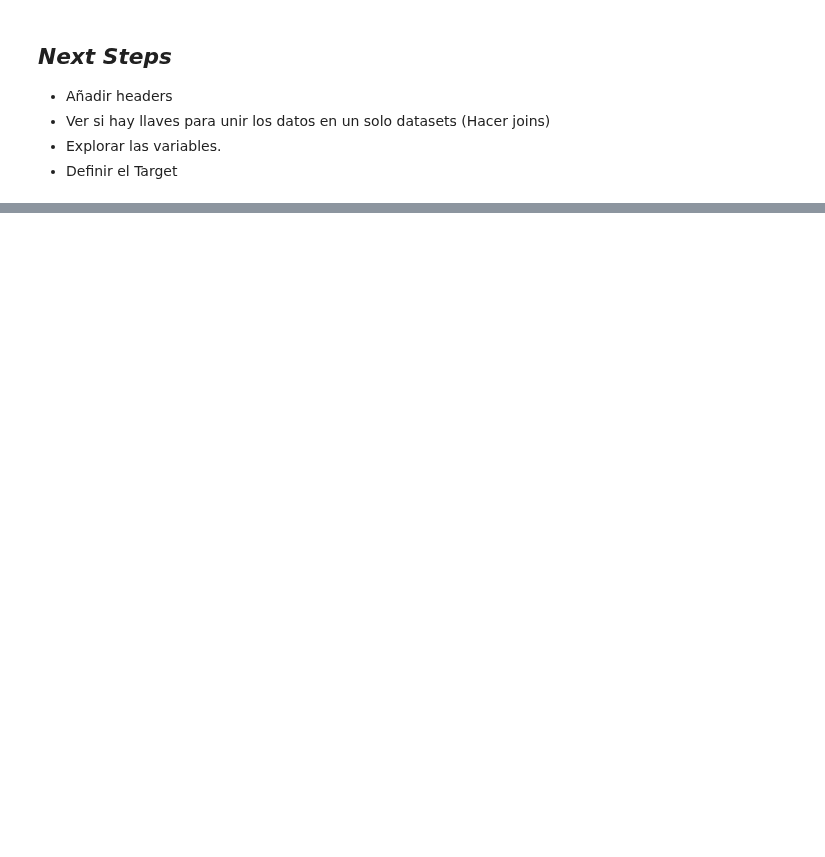
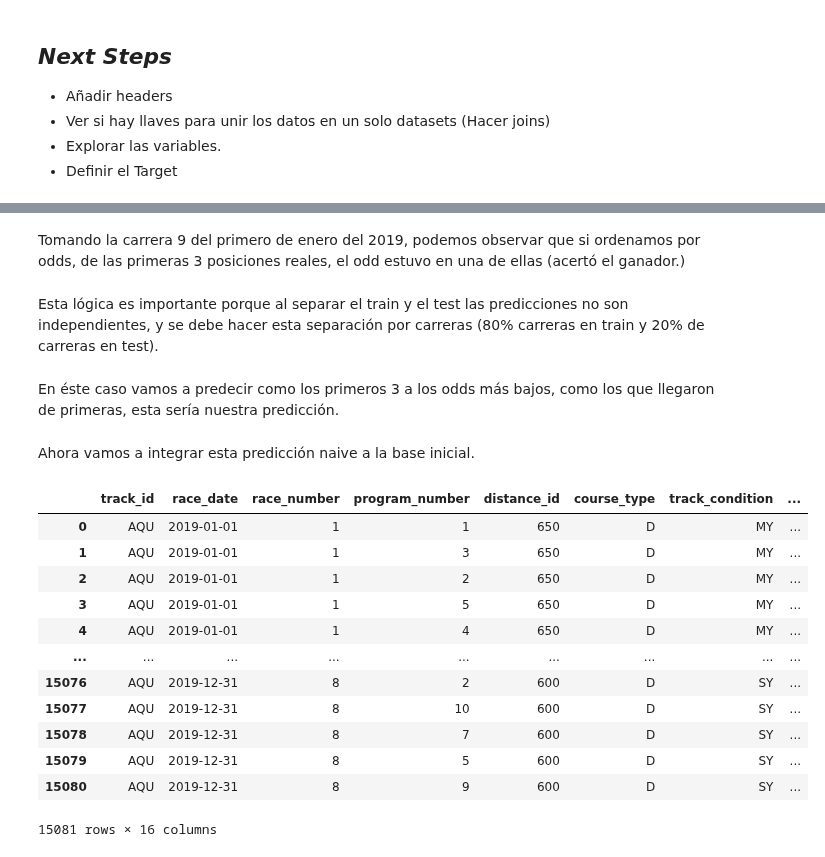
Before and after one commit to jsebastianquiroga/Big_Data-_Derby_2022_SI, a Jupyter notebook: Notebooks/Sistemas_Inteligentes.ipynb, the cells around one changed output, grey strips where cells are left out. Saved outputs shown, nothing was run; the diff lists cells and outputs as text; code cells hidden in the pictures; blank space fills up the shorter version.

```diff
--- a/Notebooks/Sistemas_Inteligentes.ipynb
+++ b/Notebooks/Sistemas_Inteligentes.ipynb
@@ -518,0 +602,37 @@ rt
+# %% [markdown]
+Tomando la carrera 9 del primero de enero del 2019, podemos observar que si ordenamos por odds, de las primeras 3 posiciones reales, el odd estuvo en una de ellas (acertó el ganador.)
+# %% [markdown]
+Esta lógica es importante porque al separar el train y el test las predicciones no son independientes, y se debe hacer esta separación por carreras (80% carreras en train y 20% de carreras en test).
+# %% [markdown]
+En éste caso vamos a predecir como los primeros 3 a los odds más bajos, como los que llegaron de primeras, esta sería nuestra predicción.
+# %%
+first_ods=nyra_2019_naive.groupby(["race_date", "race_number"]).head(3).reset_index(
+    drop=True
+).sort_values(
+    by=["race_date", "track_id", "race_number", "odds"],
+    ascending=True,
+    na_position="first",
+)
+
+first_ods['prediction'] = '1'
+first_ods=first_ods[['race_date','race_number','program_number', 'prediction']]
+# %% [markdown]
+Ahora vamos a integrar esta predicción naive a la base inicial.
+# %%
+nyra_2019_naive=nyra_2019_naive.merge(first_ods, on=['race_date','race_number','program_number'], how='left').sort_values(by=['race_date','track_id','race_number', 'odds'], ascending=True, na_position='first')
+nyra_2019_naive['prediction'] = nyra_2019_naive['prediction'].fillna(0)
+nyra_2019_naive
+# %% [output]
+|  | track_id | race_date | race_number | program_number | distance_id | course_type | track_condition | ... |
+| 0 | AQU | 2019-01-01 | 1 | 1 | 650 | D | MY | ... |
+| 1 | AQU | 2019-01-01 | 1 | 3 | 650 | D | MY | ... |
+| 2 | AQU | 2019-01-01 | 1 | 2 | 650 | D | MY | ... |
+| 3 | AQU | 2019-01-01 | 1 | 5 | 650 | D | MY | ... |
+| 4 | AQU | 2019-01-01 | 1 | 4 | 650 | D | MY | ... |
+| ... | ... | ... | ... | ... | ... | ... | ... | ... |
+| 15076 | AQU | 2019-12-31 | 8 | 2 | 600 | D | SY | ... |
+| 15077 | AQU | 2019-12-31 | 8 | 10 | 600 | D | SY | ... |
+| 15078 | AQU | 2019-12-31 | 8 | 7 | 600 | D | SY | ... |
+| 15079 | AQU | 2019-12-31 | 8 | 5 | 600 | D | SY | ... |
+| 15080 | AQU | 2019-12-31 | 8 | 9 | 600 | D | SY | ... |
+15081 rows × 16 columns
```
Also changed, not shown: parts of 34 cells of this notebook.
